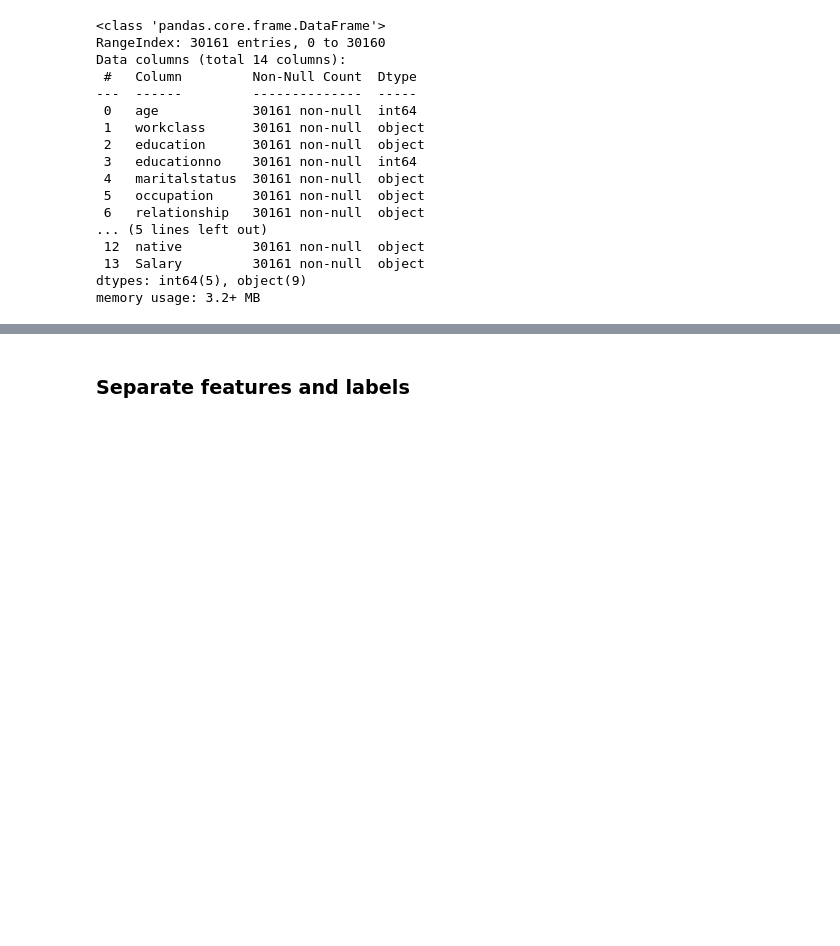
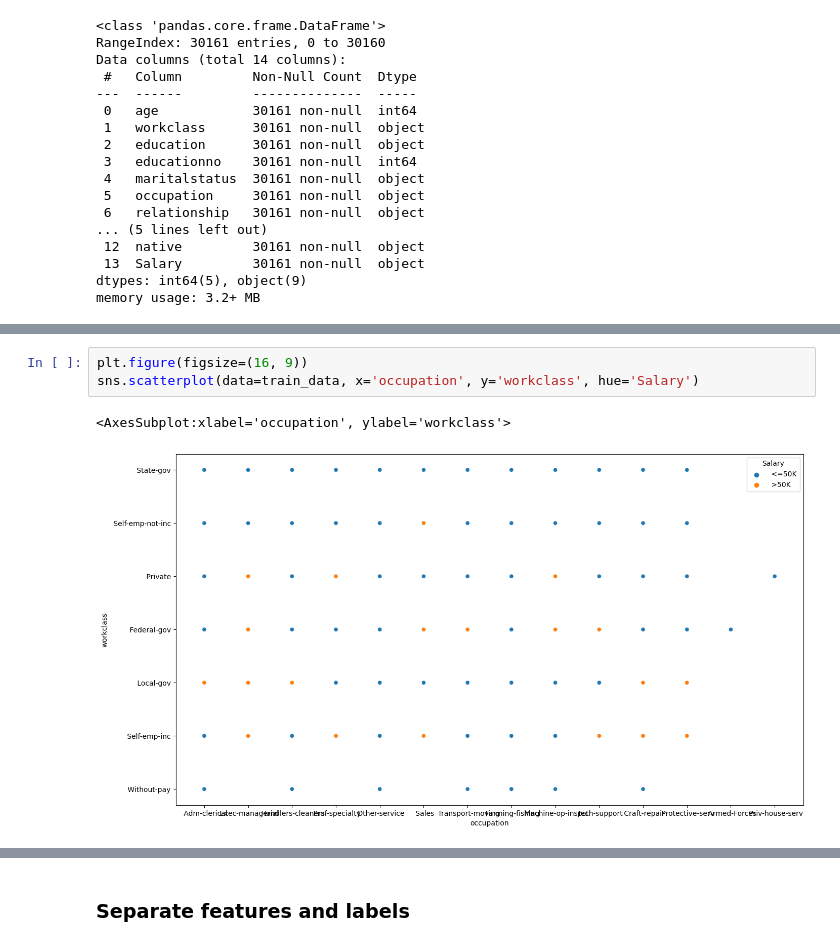
Before and after one commit to KunalDoshi-Code/Data_Science_Assignments, a Jupyter notebook: Assignments/12. Naive Bayes/naive-bayes.ipynb, the cells around one changed output, grey strips where cells are left out. Saved outputs shown, nothing was run; the diff lists cells and outputs as text; blank space fills up the shorter version.

```diff
--- a/Assignments/12. Naive Bayes/naive-bayes.ipynb
+++ b/Assignments/12. Naive Bayes/naive-bayes.ipynb
@@ -55,0 +247,6 @@ train_data.describe()
+# %%
+plt.figure(figsize=(16, 9))
+sns.scatterplot(data=train_data, x='occupation', y='workclass', hue='Salary')
+# %% [output]
+<AxesSubplot:xlabel='occupation', ylabel='workclass'>
+[figure, added]
```
Also changed, not shown: parts of 28 cells of this notebook.
